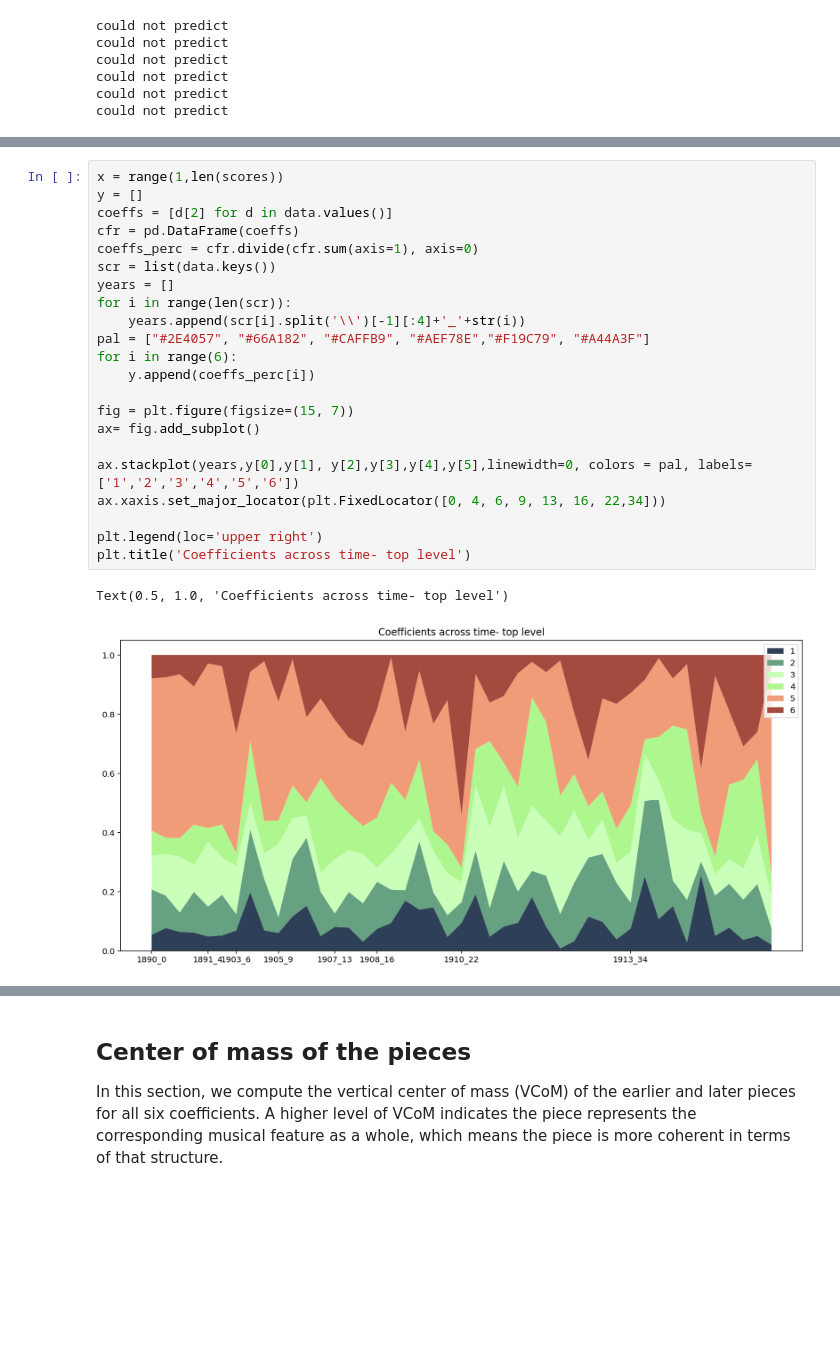
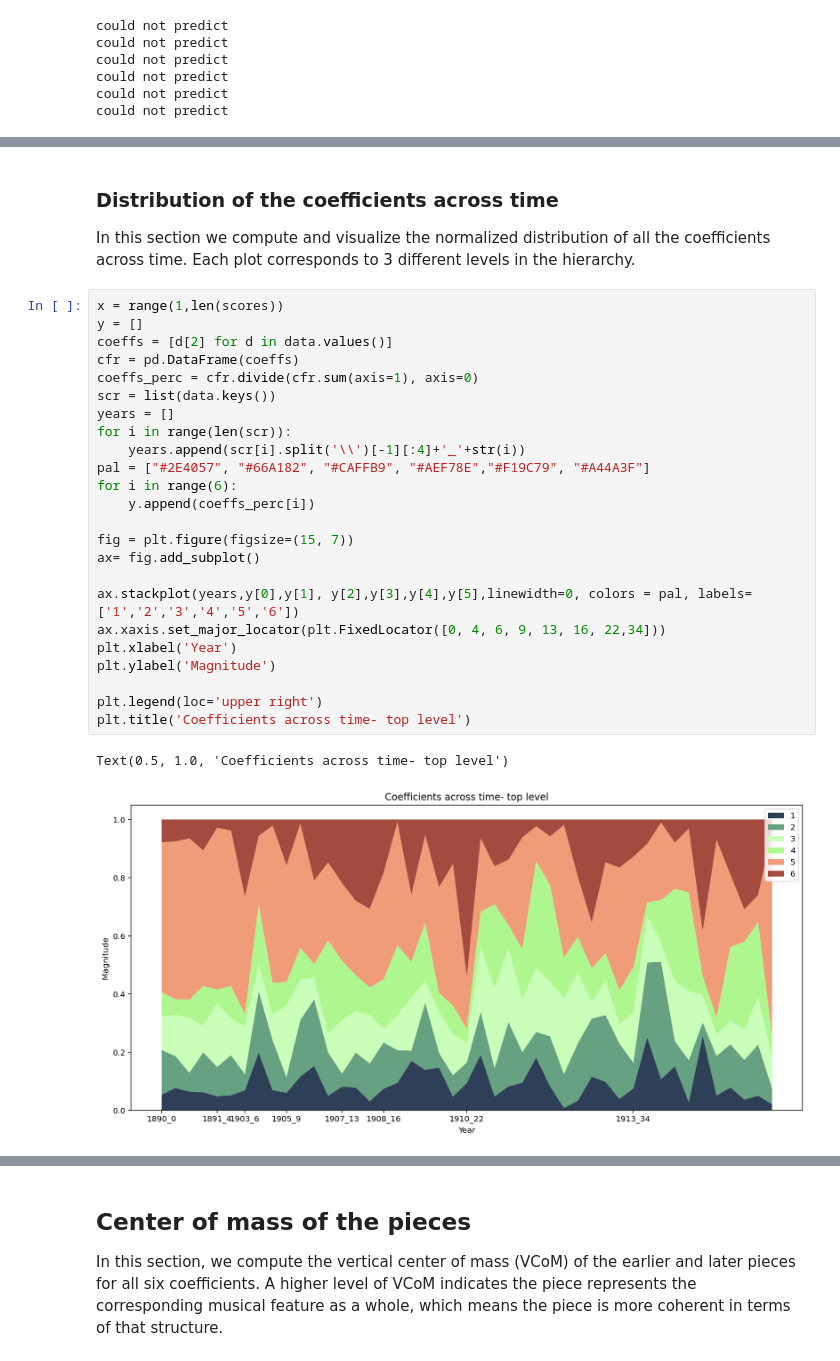
Before and after one commit to ludovicaschaerf/Group-5-Debussy-Pitch-Scapes, a Jupyter notebook: milestone3.ipynb, the cells around one changed output, grey strips where cells are left out. Drawn from its saved outputs; the diff is of its cells as text; blank space fills up the shorter version.

```diff
--- a/milestone3.ipynb
+++ b/milestone3.ipynb
@@ -184,28 +194,33 @@ plt.show()
+# %% [markdown]
+### Distribution of the coefficients across time
+In this section we compute and visualize the normalized distribution of all the coefficients across time. Each plot corresponds to 3 different levels in the hierarchy.
 # %%
 x = range(1,len(scores))
 y = []
 coeffs = [d[2] for d in data.values()]
 cfr = pd.DataFrame(coeffs)
 coeffs_perc = cfr.divide(cfr.sum(axis=1), axis=0)
 scr = list(data.keys())
 years = []
 for i in range(len(scr)):
     years.append(scr[i].split('\\')[-1][:4]+'_'+str(i))
 pal = ["#2E4057", "#66A182", "#CAFFB9", "#AEF78E","#F19C79", "#A44A3F"]
 for i in range(6):
     y.append(coeffs_perc[i])
 
 fig = plt.figure(figsize=(15, 7))
 ax= fig.add_subplot()
 
 ax.stackplot(years,y[0],y[1], y[2],y[3],y[4],y[5],linewidth=0, colors = pal, labels=['1','2','3','4','5','6'])
 ax.xaxis.set_major_locator(plt.FixedLocator([0, 4, 6, 9, 13, 16, 22,34]))
+plt.xlabel('Year')
+plt.ylabel('Magnitude')
 
 plt.legend(loc='upper right')
 plt.title('Coefficients across time- top level')
 # %% [output]
 Text(0.5, 1.0, 'Coefficients across time- top level')
-[figure, old version]
+[figure, new version]
 # %%
 x = range(1,len(scores))
 y = []
```
Also changed, not shown: parts of 7 cells of this notebook, 1 other file.
